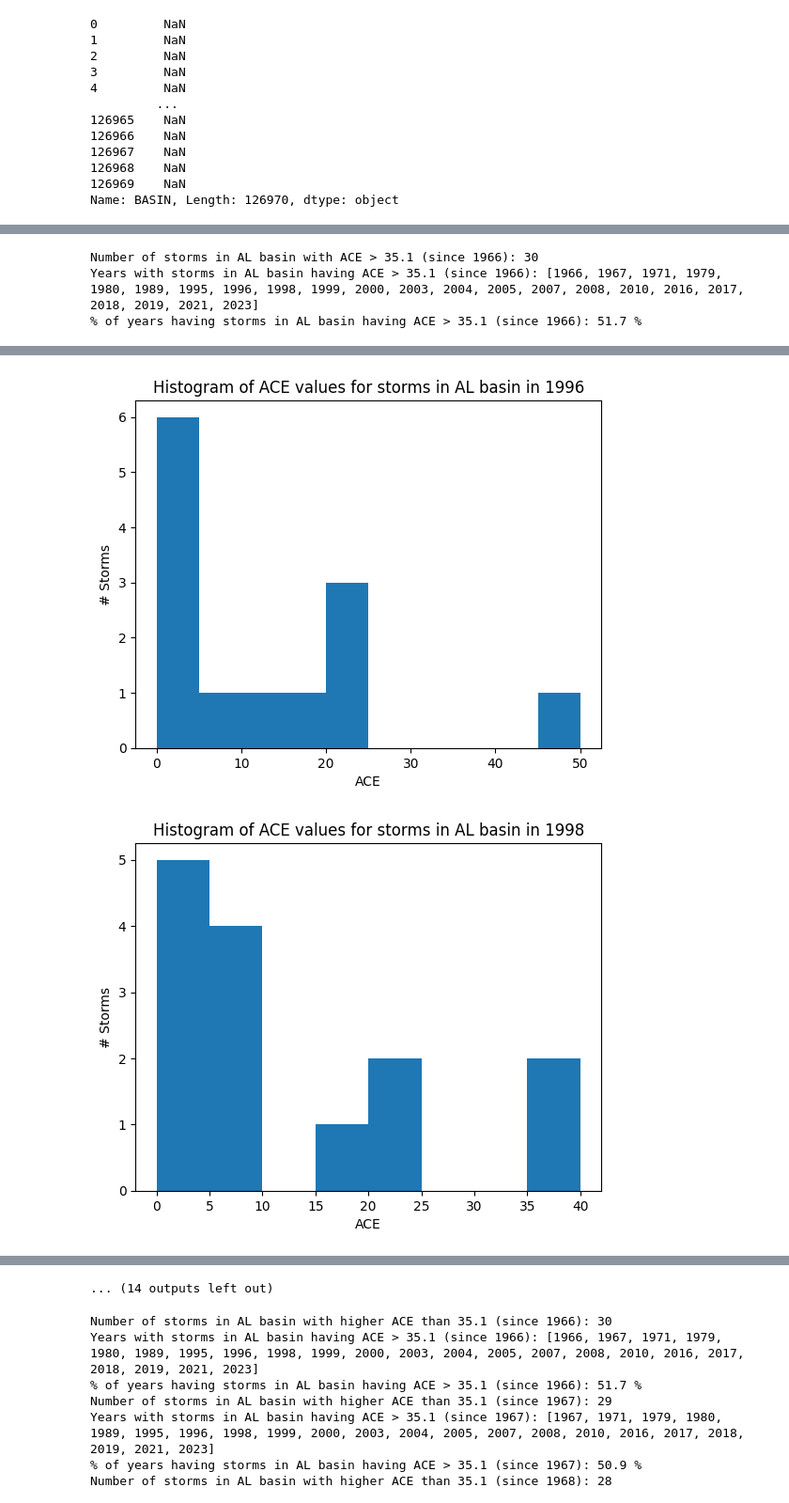
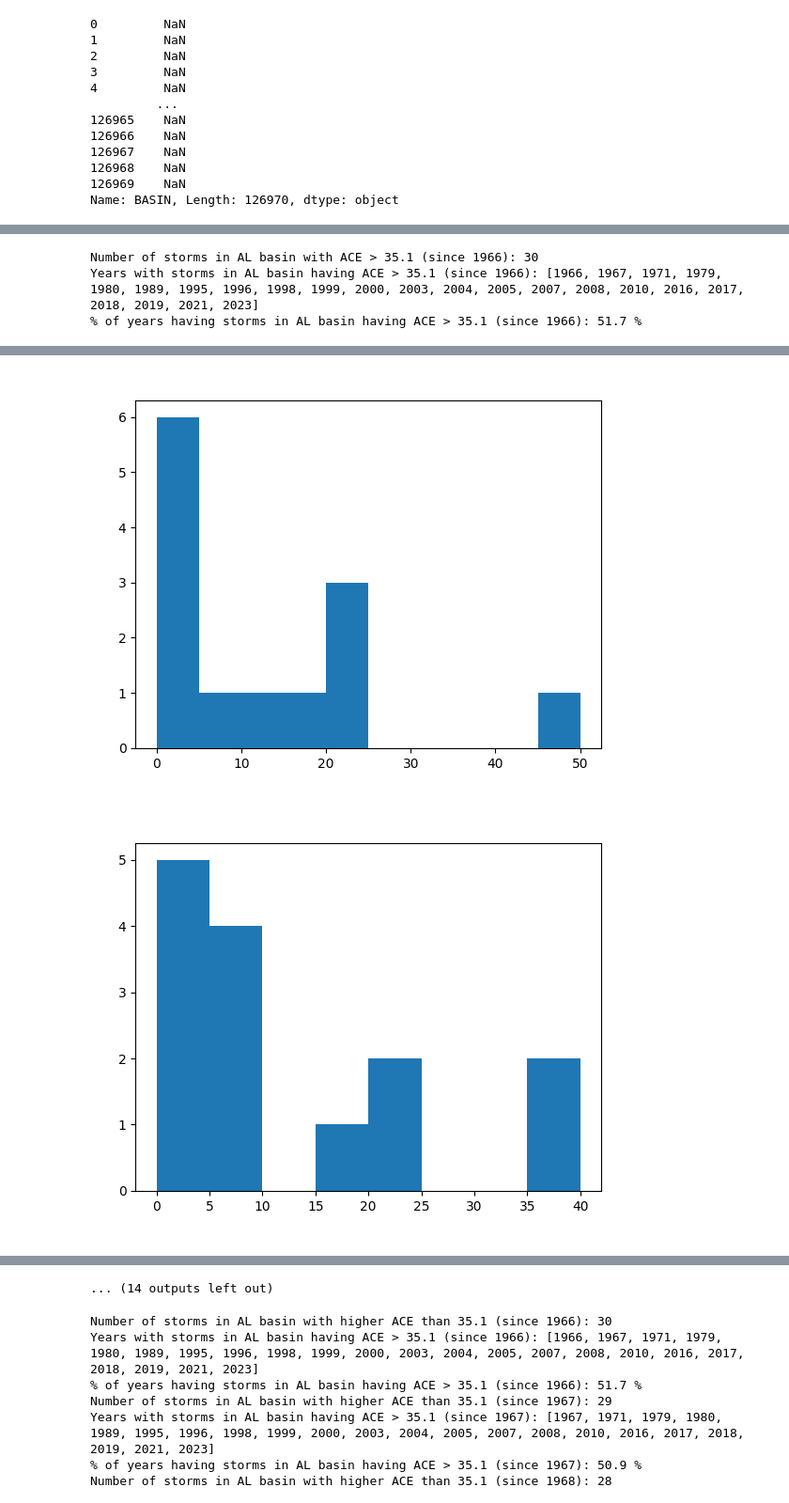
Before and after one commit to JRPdata/wastebook, a Jupyter notebook: ACE_AL_forecast.ipynb, the cells around one changed output, grey strips where cells are left out. Shown at 94% size. Drawn from its saved outputs; the diff is of its cells as text; code cells hidden in the pictures.

```diff
--- a/ACE_AL_forecast.ipynb
+++ b/ACE_AL_forecast.ipynb
@@ -49,7 +56,7 @@ min_year = 1966
 ##### CONFIG BASIN AND INTENSITY MODEL
 match_basin = 'AL'
 # consensus model
-match_model = 'IVCN'
+match_model = 'OFCL'
 # %%
 ab_column_names = [
     'BASIN',
@@ -140,5 +147,9 @@ for cyclone_num in df_match['CY'].unique():
     col_numeric_names = ["CY", "TAU", "VMAX", "MSLP"]
     for col_numeric_name in col_numeric_names:
         newest_forecast = newest_forecast.astype({col_numeric_name:'int'})
+    # drop duplicate forecast lines (34,50,64 lines can create duplicates)
+    newest_forecast = newest_forecast.drop_duplicates(subset='TAU', keep='first')
+    # drop non-synoptic hour forecast points (OFCL sometimes has 3 hour forecast points)
+    newest_forecast = newest_forecast[newest_forecast['TAU'] % 6 == 0]
     # append to list of cyclone forecast dfs
     newest_matching_cyclone_forecast_dfs.append(newest_forecast)
@@ -375,6 +394,7 @@ if atrack_files:
 
 ace_time_month = ace_time.month
 ace_time_day = ace_time.day
+ace_time_hour = ace_time.hour
 
 season_ace = {}
 season_kt = {}
@@ -416,7 +436,8 @@ for season in years:
         (df_season_min_35kt['ISO_TIME'].dt.month < ace_time_month) |
         (
             (df_season_min_35kt['ISO_TIME'].dt.month == ace_time_month) &
-            (df_season_min_35kt['ISO_TIME'].dt.day <= ace_time_day)
+            (df_season_min_35kt['ISO_TIME'].dt.day <= ace_time_day) &
+            (df_season_min_35kt['ISO_TIME'].dt.hour <= ace_time_hour)
         )
     ]
     #kts = list(df_season_to_time_end_min_35kt['WMO_WIND'].values)
@@ -433,0 +829,8 @@ season_ace[2006]
+# %%
+# Calculate the number of years where it was possible to reach the target ACE
+years_possible = days_to_target_df[days_to_target_df['DAYS_TO_REACH_TARGET'].apply(lambda x: any(day != 99 for day in x))]
+
+# Count the number of such years
+count_years_possible = years_possible['YEAR'].nunique()
+
+print(f"Number of years where it was possible to reach the required ACE: {count_years_possible}")
@@ -469,9 +1495,9 @@ print(f"% of years having storms in AL basin having ACE > {forecast_selected_sto
 for year in years_with_higher_ace:
     if year >= min_year:  # Only consider years greater than or equal to min_year
         plt.hist(ace_by_year[year], bins=range(0, int(round(max(ace_by_year[year]))) + 5, 5))
-        plt.title(f"Histogram of ACE values for storms in AL basin in {year}")
-        plt.xlabel("ACE")
-        plt.ylabel("# Storms")
+        plt.title(f"Histogram of ACE values for storms in AL basin in {year}", color='white')
+        plt.xlabel("ACE", color='white')
+        plt.ylabel("# Storms", color='white')
         plt.show()
 
 # Combine all ACE values into a single list, respecting the min_year
@@ -509,2 +1535,2 @@ Years with storms in AL basin having ACE > 35.1 (since 1966): [1966, 1967, 1971,
-[figure, old version]
+[figure, new version]
-[figure, old version]
+[figure, new version]
```
Also changed, not shown: parts of 52 cells of this notebook.
